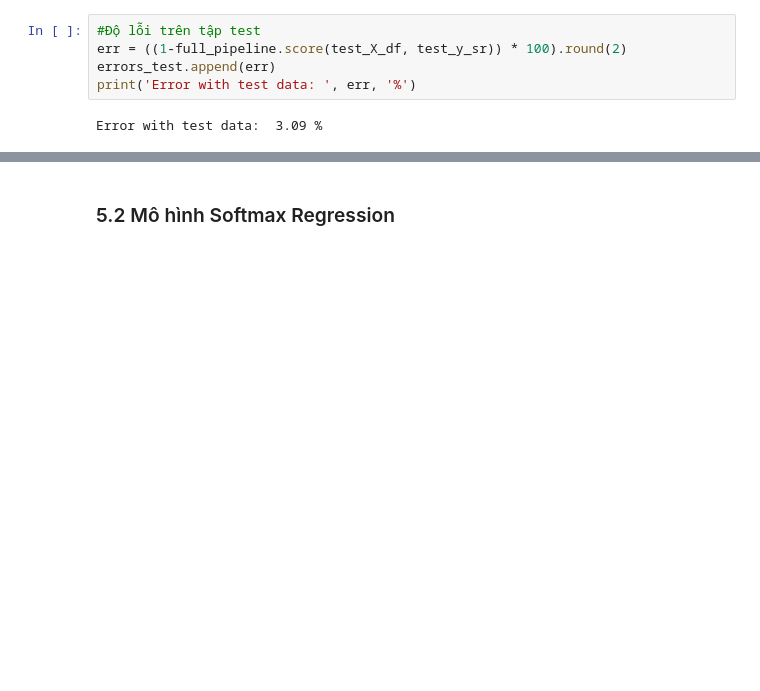
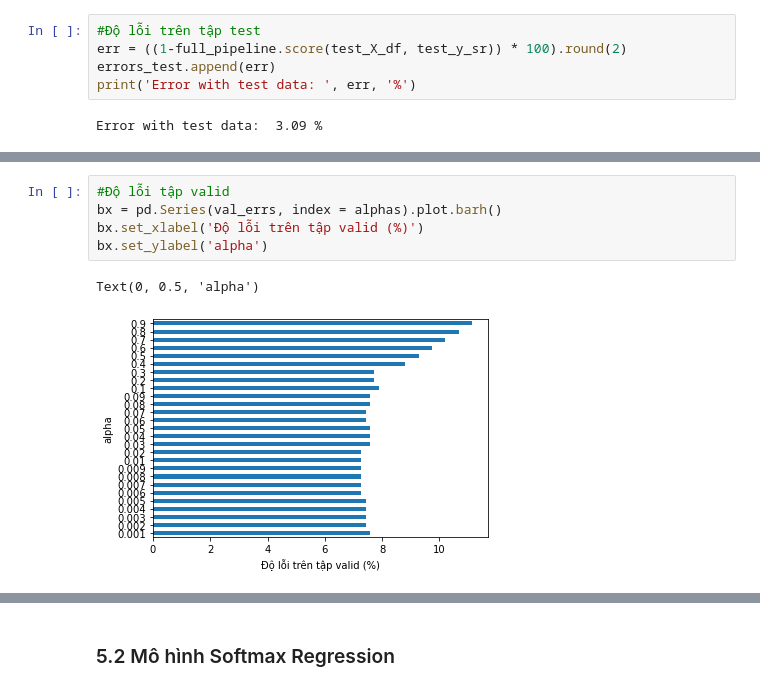
Before and after one commit to lethanhson1504/datascience-project-group16, a Jupyter notebook: Processing .ipynb, the cells around one changed output, grey strips where cells are left out. Cells and saved outputs as stored; diff of their text form; blank space fills up the shorter version.

```diff
--- a/Processing .ipynb
+++ b/Processing .ipynb
@@ -342,3 +361,11 @@ Error with test data:  3.09 %
+# %%
+#Độ lỗi tập valid
+bx = pd.Series(val_errs, index = alphas).plot.barh()
+bx.set_xlabel('Độ lỗi trên tập valid (%)')
+bx.set_ylabel('alpha')
+# %% [output]
+Text(0, 0.5, 'alpha')
+[figure, added]
 # %% [markdown]
 ### Nhận xét
 - Mô hình MLP-Classifier fit khá tốt trên tập dữ liệu<br/>
```
Also changed, not shown: parts of 18 cells of this notebook, 3 other files.
